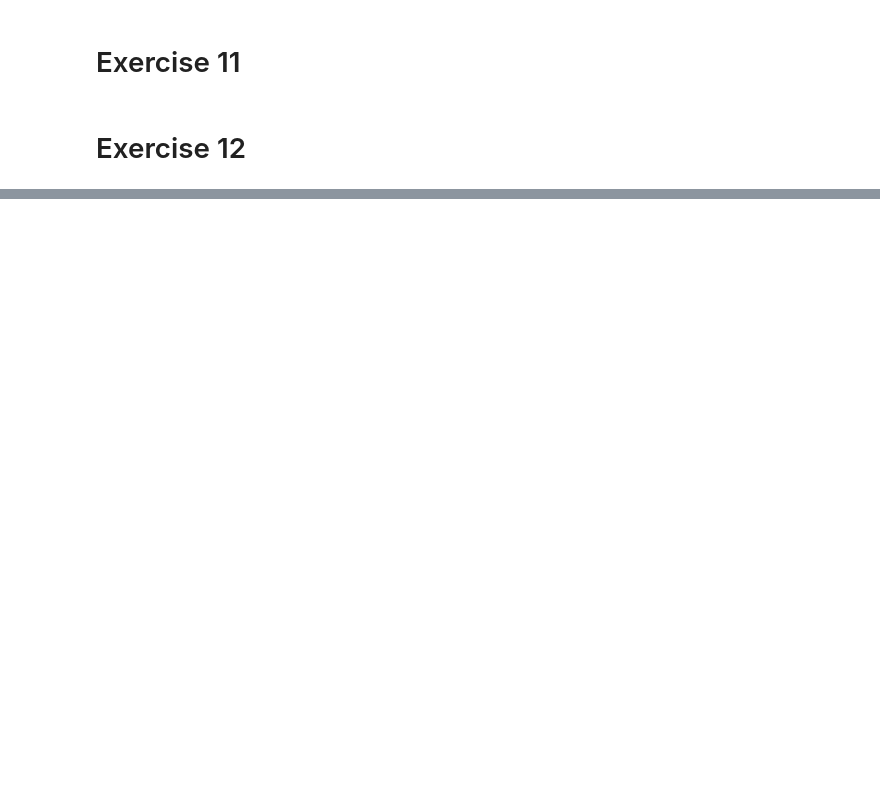
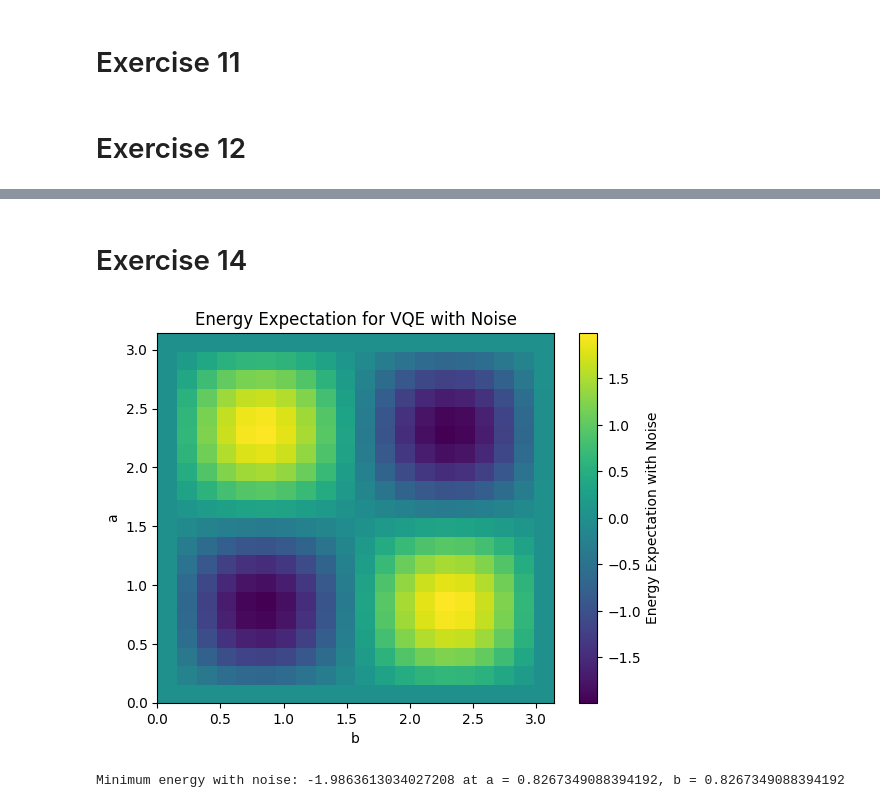
Before and after one commit to gconcheri/FoPra34, a Jupyter notebook: computational_exercises_Alan_day1.ipynb, the cells around one changed output, grey strips where cells are left out. Drawn from its saved outputs; the diff is of its cells as text; code cells hidden in the pictures; blank space fills up the shorter version.

```diff
--- a/computational_exercises_Alan_day1.ipynb
+++ b/computational_exercises_Alan_day1.ipynb
@@ -127,0 +148,63 @@ plt.show()
+# %% [markdown]
+# Exercise 14
+# %%
+import numpy as np
+import matplotlib.pyplot as plt
+from qiskit import transpile
+from qiskit_aer.noise import NoiseModel, amplitude_damping_error, depolarizing_error
+from qiskit.quantum_info import SparsePauliOp
+from qiskit.primitives import Estimator
+
+# Define the Hamiltonian
+H = SparsePauliOp.from_list([("XZ", -1), ("ZX", -1)])
+
+
+# Prepare the grid search parameters
+nmbr_points = 20
+a_array = np.linspace(0, np.pi, nmbr_points)
+b_array = np.linspace(0, np.pi, nmbr_points)
+expectation_value_noisy = np.zeros((nmbr_points, nmbr_points))
+
+# Backend setup
+backend = AerSimulator()
+
+# Define the noise model
+p = 0.2
+gamma = 0.1
+noise_model = NoiseModel()
+single_qubit_error = amplitude_damping_error(gamma, p)
+two_qubit_error = depolarizing_error(0.01, 2)
+noise_model.add_all_qubit_quantum_error(single_qubit_error, ['rz'])
+noise_model.add_all_qubit_quantum_error(single_qubit_error, ['h'])
+noise_model.add_all_qubit_quantum_error(two_qubit_error, ['cx'])
+
+# Estimator with noise model
+estimator = Estimator()
+
+# Evaluate the energy expectation for each parameter set with noise
+for a_id, a_val in enumerate(a_array):
+    for b_id, b_val in enumerate(b_array):
+        psi = parametrized_circuit(a_val, b_val)
+        transpiled_psi = transpile(psi, backend)
+        # Run the transpiled circuit on the backend with noise model
+        result = estimator.run(transpiled_psi, H, noise_model=noise_model, backend_options={"backend_name": "aer_simulator"}).result()
+        expectation_value_noisy[a_id, b_id] = result.values[0]
+
+# Plot the heatmap with noise
+plt.imshow(expectation_value_noisy, origin='lower', extent=[0, np.pi, 0, np.pi], aspect='auto', cmap='viridis')
+plt.colorbar(label='Energy Expectation with Noise')
+plt.title('Energy Expectation for VQE with Noise')
+plt.xlabel('b')
+plt.ylabel('a')
+plt.show()
+
+# Find the minimum energy state with noise
+min_index_noisy = np.unravel_index(np.argmin(expectation_value_noisy), expectation_value_noisy.shape)
+min_energy_noisy = expectation_value_noisy[min_index_noisy]
+min_a_noisy = a_array[min_index_noisy[0]]
+min_b_noisy = b_array[min_index_noisy[1]]
+
+print(f"Minimum energy with noise: {min_energy_noisy} at a = {min_a_noisy}, b = {min_b_noisy}")
+# %% [output]
+[figure, added]
+Minimum energy with noise: -1.9863613034027208 at a = 0.8267349088394192, b = 0.8267349088394192
```
Also changed, not shown: parts of 6 cells of this notebook, 1 other file.
